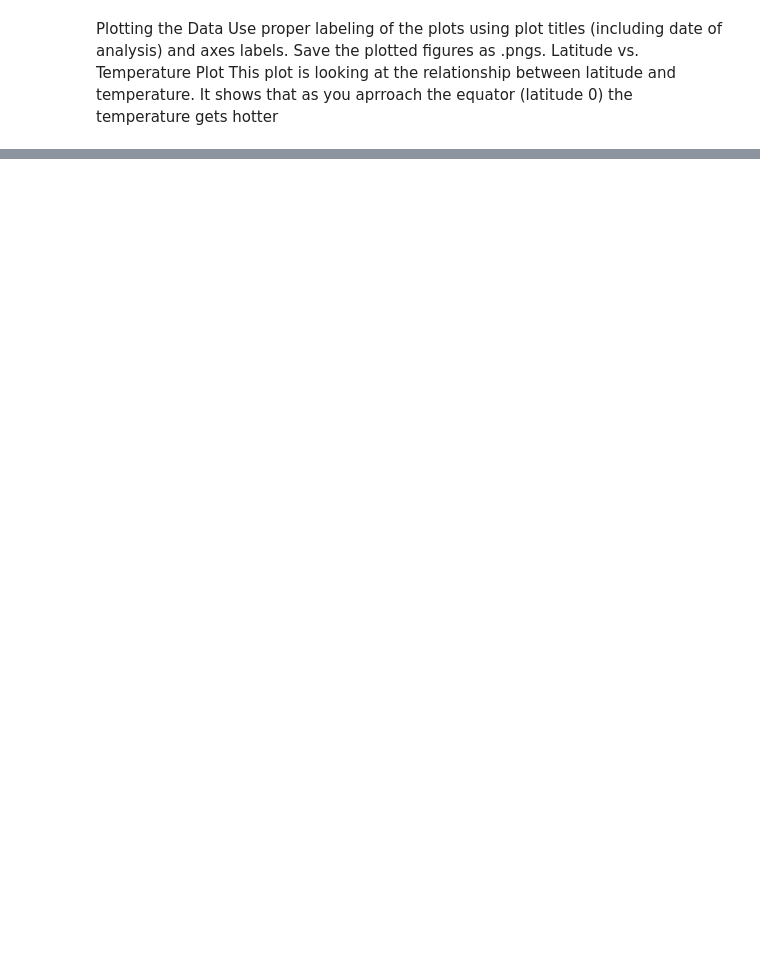
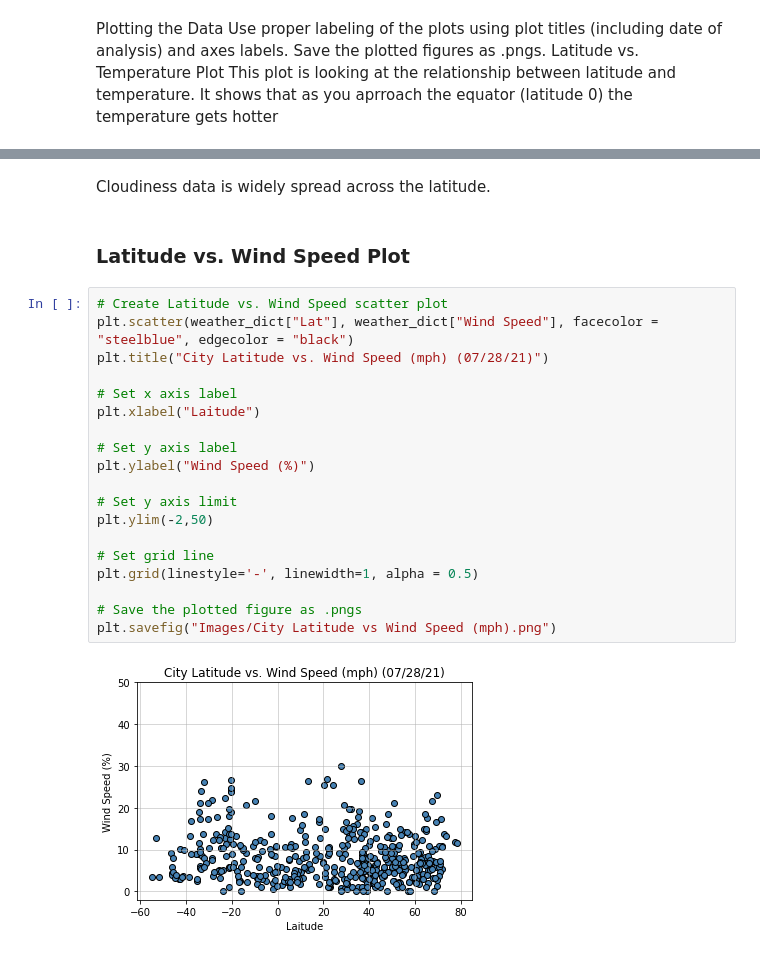
Before and after one commit to leilazintsem/Python_API_Challenge, a Jupyter notebook: WeatherPy/WeatherPy/WeatherPy.ipynb, the cells around one changed output, grey strips where cells are left out. Drawn from its saved outputs; the diff is of its cells as text; blank space fills up the shorter version.

```diff
--- a/WeatherPy/WeatherPy/WeatherPy.ipynb
+++ b/WeatherPy/WeatherPy/WeatherPy.ipynb
@@ -157,0 +236,25 @@ This plot is looking at the relationship between latitude and temperature. It sh
+# %% [markdown]
+Cloudiness data is widely spread across the latitude.
+# %% [markdown]
+### Latitude vs. Wind Speed Plot
+# %%
+# Create Latitude vs. Wind Speed scatter plot
+plt.scatter(weather_dict["Lat"], weather_dict["Wind Speed"], facecolor = "steelblue", edgecolor = "black")
+plt.title("City Latitude vs. Wind Speed (mph) (07/28/21)")
+
+# Set x axis label
+plt.xlabel("Laitude")
+
+# Set y axis label
+plt.ylabel("Wind Speed (%)")
+
+# Set y axis limit
+plt.ylim(-2,50)
+
+# Set grid line
+plt.grid(linestyle='-', linewidth=1, alpha = 0.5)
+
+# Save the plotted figure as .pngs
+plt.savefig("Images/City Latitude vs Wind Speed (mph).png")
+# %% [output]
+[figure, added]
```
Also changed, not shown: parts of 9 cells of this notebook, 5 other files.
